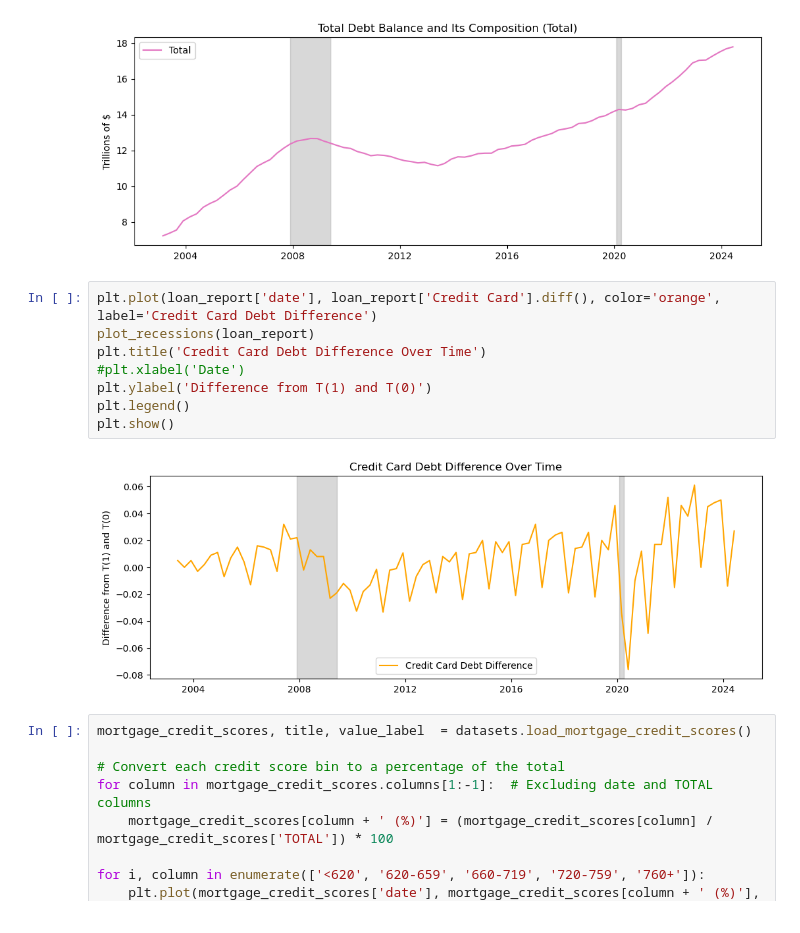
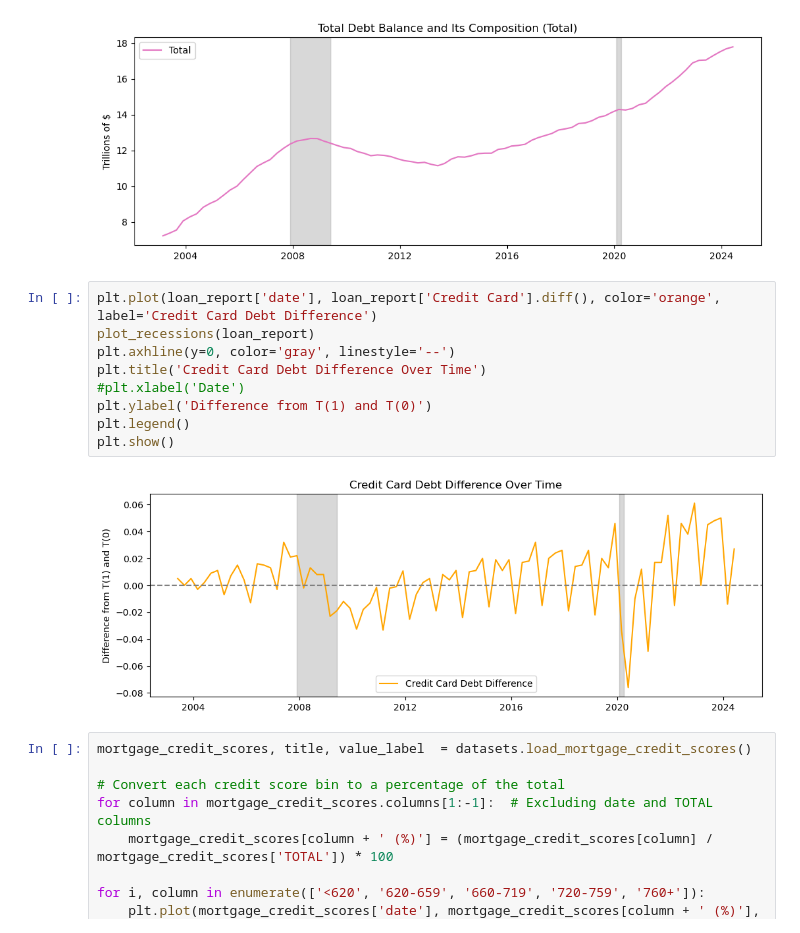
Before and after one commit to Jordanbarker/housing-analysis, a Jupyter notebook: housing_analysis.ipynb, the cells around one changed output. Cells and saved outputs as stored; diff of their text form.

```diff
--- a/housing_analysis.ipynb
+++ b/housing_analysis.ipynb
@@ -68,13 +68,14 @@ for i, column in enumerate(loan_report.columns[1:]):
 # %%
 plt.plot(loan_report['date'], loan_report['Credit Card'].diff(), color='orange', label='Credit Card Debt Difference')
 plot_recessions(loan_report)
+plt.axhline(y=0, color='gray', linestyle='--')
 plt.title('Credit Card Debt Difference Over Time')
 #plt.xlabel('Date')
 plt.ylabel('Difference from T(1) and T(0)')
 plt.legend()
 plt.show()
 # %% [output]
-[figure, old version]
+[figure, new version]
 # %%
 mortgage_credit_scores, title, value_label  = datasets.load_mortgage_credit_scores()
 
```
Also changed, not shown: parts of 8 cells of this notebook.
